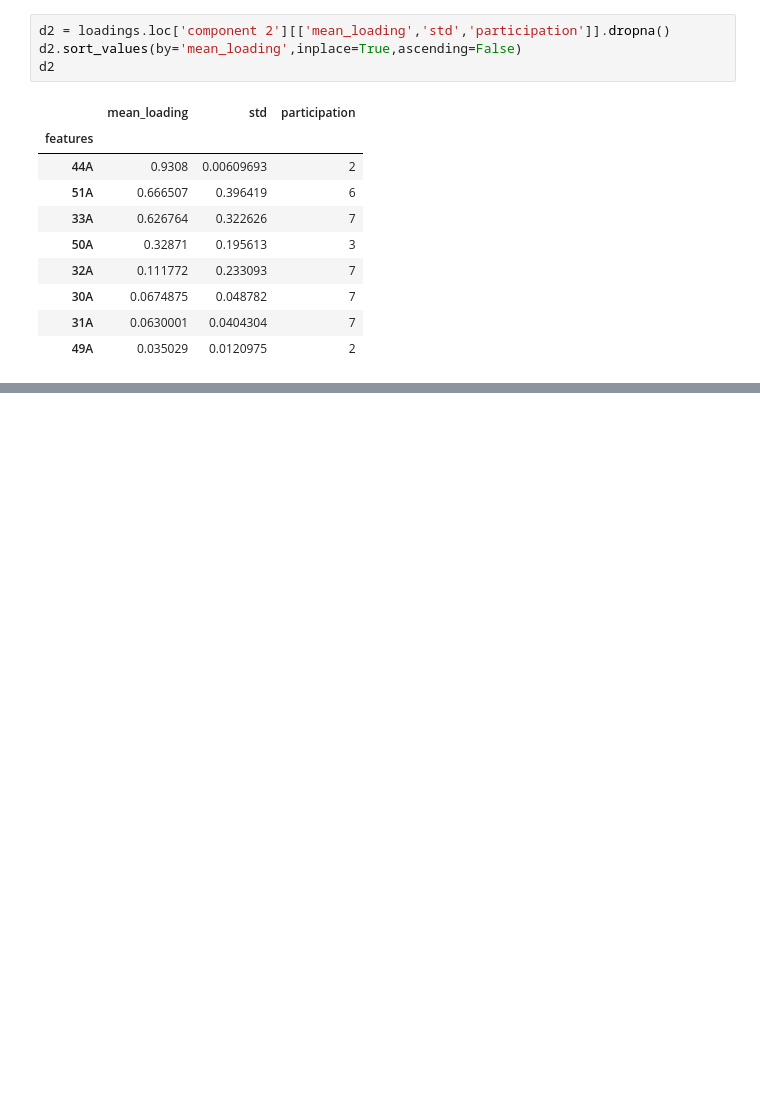
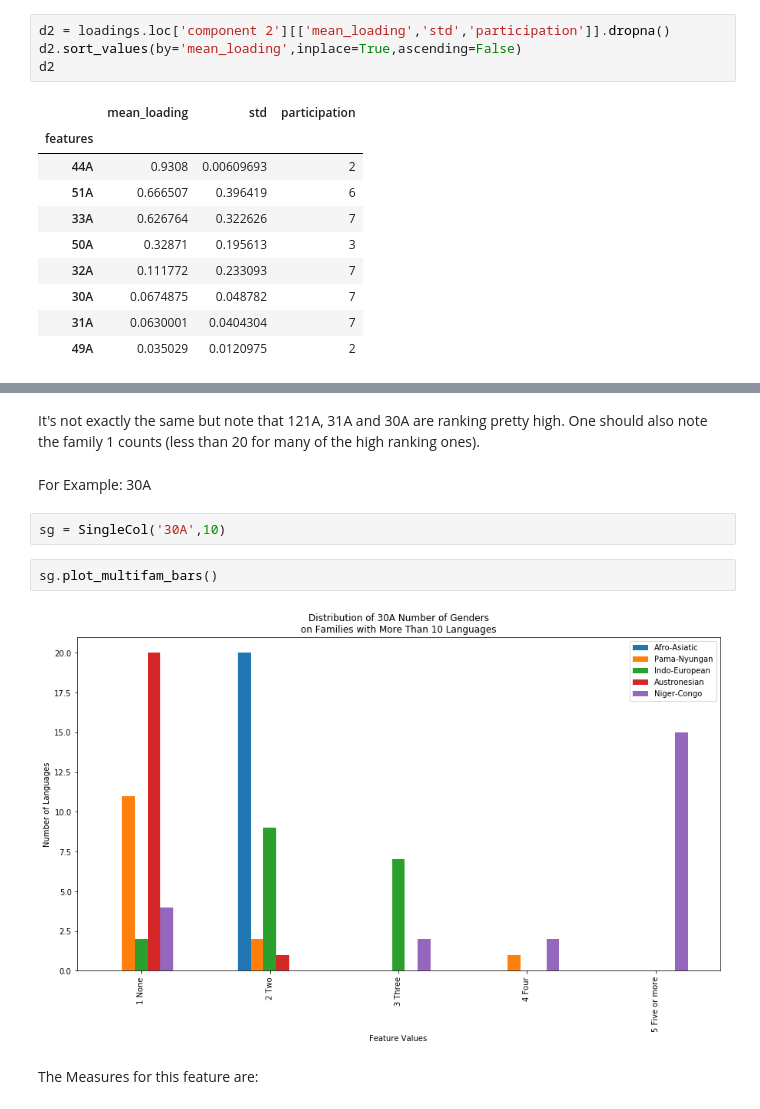
Before and after one commit to ilay32/wals-project, a Jupyter notebook: single-feature.ipynb, the cells around one changed output, grey strips where cells are left out. Drawn from its saved outputs; the diff is of its cells as text; blank space fills up the shorter version.

```diff
--- a/single-feature.ipynb
+++ b/single-feature.ipynb
@@ -259,0 +344,12 @@ stats[:5]
+# %% [markdown]
+It's not exactly the same but note that 121A, 31A and 30A are ranking pretty high. One should also note the family 1 counts (less than 20 for many of the high ranking ones).
+# %% [markdown]
+For Example: 30A
+# %%
+sg = SingleCol('30A',10)
+# %%
+sg.plot_multifam_bars()
+# %% [output]
+[figure, added]
+# %% [markdown]
+The Measures for this feature are:
```
Also changed, not shown: parts of 47 cells of this notebook, 1 other file.
